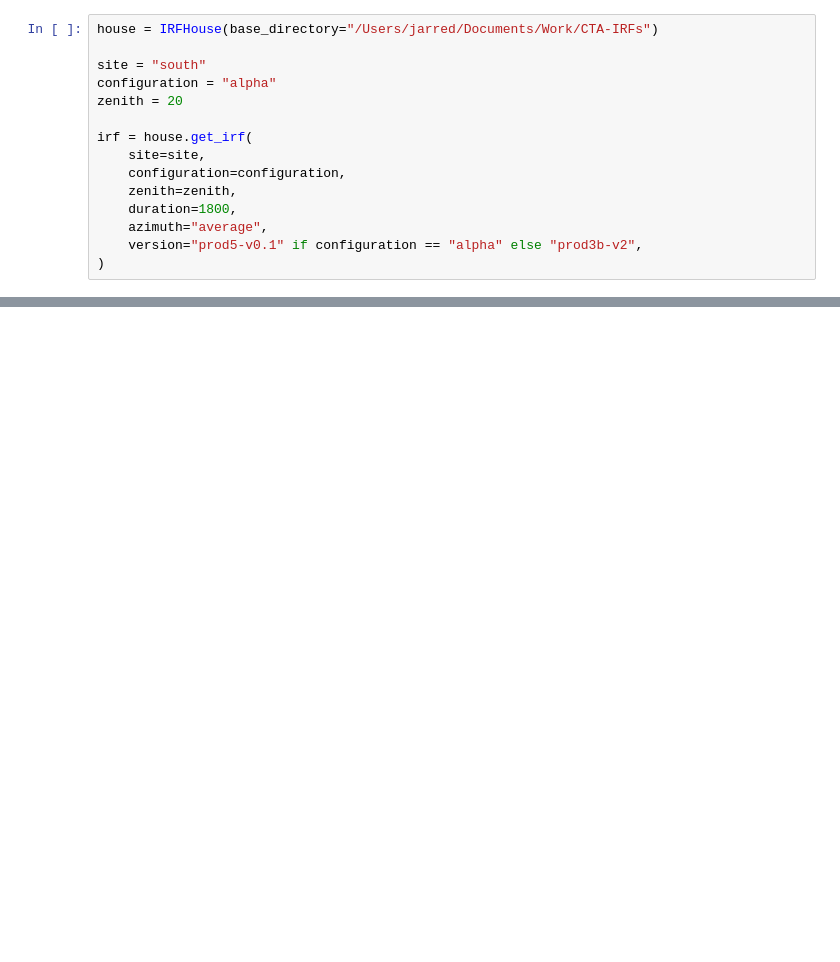
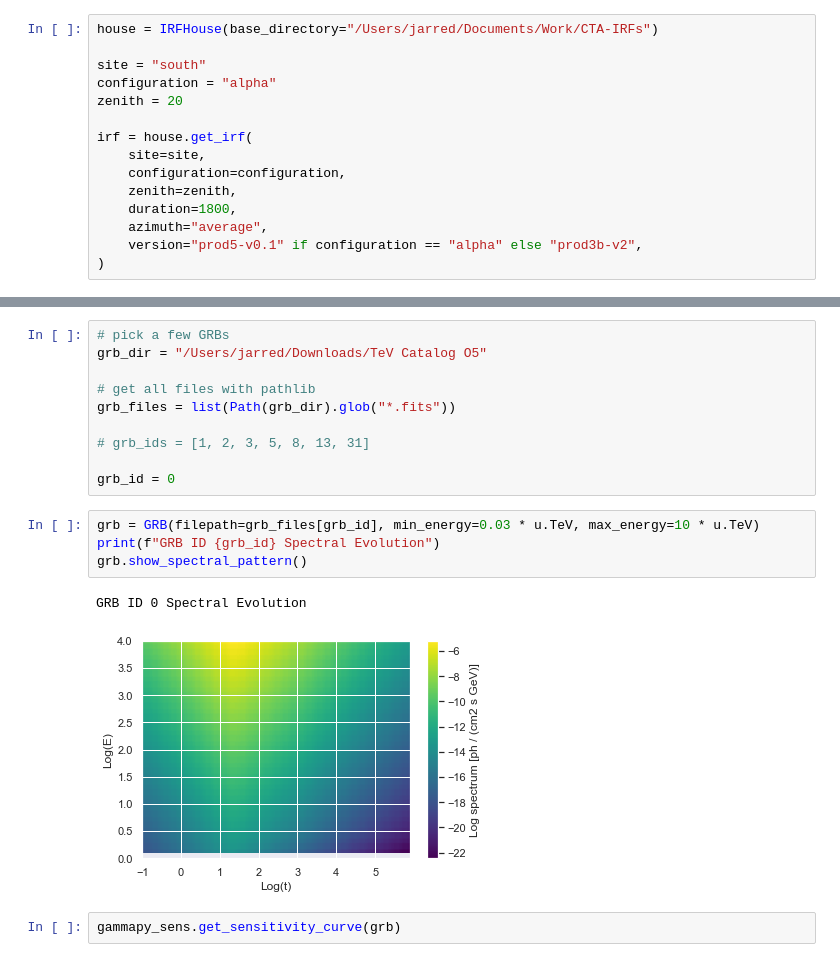
Before and after one commit to astrojarred/gravitational_wave_toy, a Jupyter notebook: notebooks/gammapy/grbsens-comparison.ipynb, the cells around one changed output, grey strips where cells are left out. Cells and saved outputs as stored; diff of their text form; blank space fills up the shorter version.

```diff
--- a/notebooks/gammapy/grbsens-comparison.ipynb
+++ b/notebooks/gammapy/grbsens-comparison.ipynb
@@ -101 +143,20 @@ for duration in tqdm(
+# %%
+# pick a few GRBs
+grb_dir = "/Users/jarred/Downloads/TeV Catalog O5"
+
+# get all files with pathlib
+grb_files = list(Path(grb_dir).glob("*.fits"))
+
+# grb_ids = [1, 2, 3, 5, 8, 13, 31]
+
+grb_id = 0
+# %%
+grb = GRB(filepath=grb_files[grb_id], min_energy=0.03 * u.TeV, max_energy=10 * u.TeV)
+print(f"GRB ID {grb_id} Spectral Evolution")
+grb.show_spectral_pattern()
+# %% [output]
+GRB ID 0 Spectral Evolution
+[figure, added]
+# %%
+gammapy_sens.get_sensitivity_curve(grb)
 # %%
```
Also changed, not shown: parts of 25 cells of this notebook.
